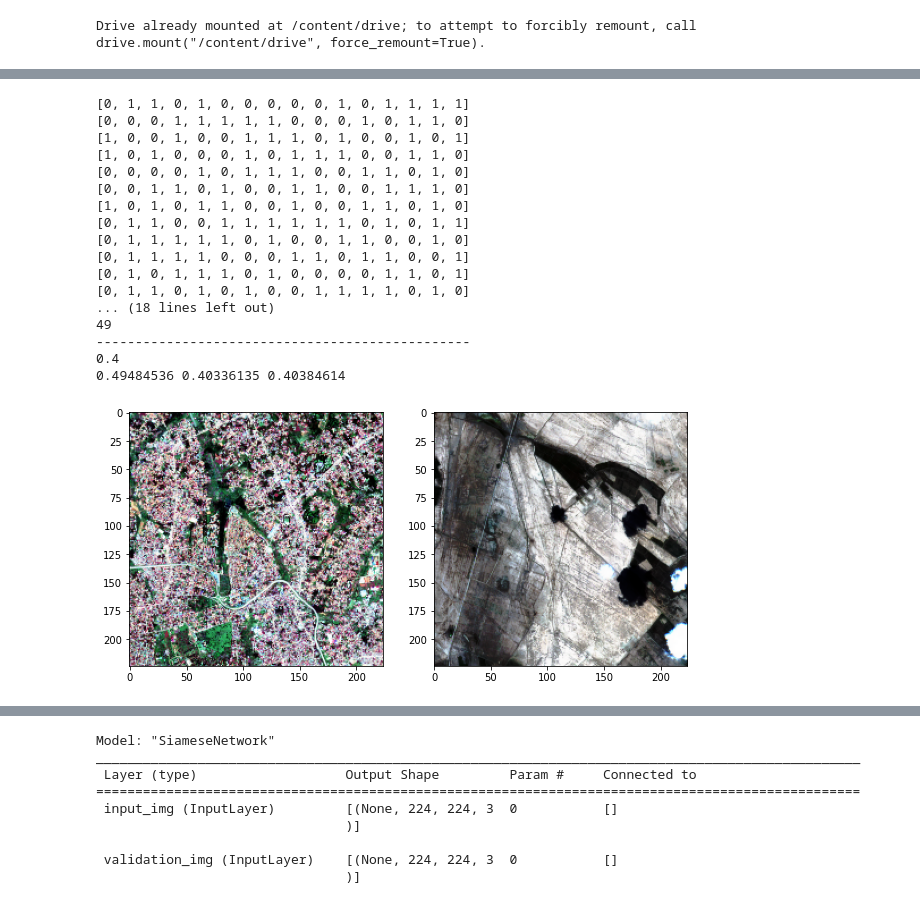
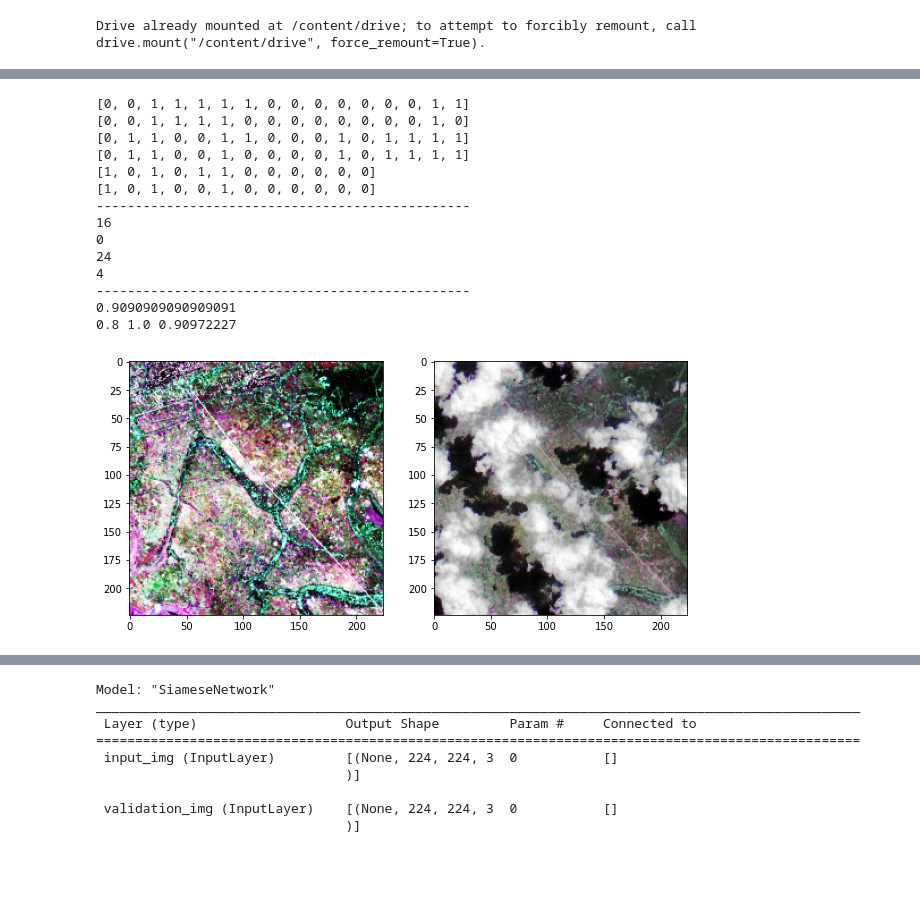
Before and after one commit to lennonbe/Final_Year_Project, a Jupyter notebook: Keras_SNN_V2.ipynb, the cells around one changed output, grey strips where cells are left out. Cells and saved outputs as stored; diff of their text form; code cells hidden in the pictures; blank space fills up the shorter version.

Commit message:
Add files via upload
Added in Image Pair Functionality

```diff
--- a/Keras_SNN_V2.ipynb
+++ b/Keras_SNN_V2.ipynb
@@ -118,8 +118,8 @@ def make_siamese_model():
     distances = siamese_layer(vgg16_feature_extractor(input_image), vgg16_feature_extractor(validation_image))
 
     # Classification layer
-    #classifier = Dense(1, activation='sigmoid')(distances)
-    classifier = Dense(1, activation='tanh')(distances)
+    classifier = Dense(1, activation='sigmoid')(distances)
+    #classifier = Dense(1, activation='tanh')(distances)
 
     return Model(inputs=[input_image, validation_image], outputs=classifier, name='SiameseNetwork')
 # %%
@@ -215,6 +210,7 @@ b'/content/drive/MyDrive/Third_Year_Project/PyCharm Folder/PreProcessing/POSITIV
 # %%
-positives = tf.data.Dataset.zip((anchor, positive, tf.data.Dataset.from_tensor_slices(tf.ones(len(anchor)))))
-negatives = tf.data.Dataset.zip((anchor, negative, tf.data.Dataset.from_tensor_slices(tf.zeros(len(anchor)))))
-data = positives.concatenate(negatives)
+#THIS IS WHAT WAS PREVIOUSLY USED BEFORE THE CELL ABOVE, RETURN TO IT IF TESTING FAILS
+#positives = tf.data.Dataset.zip((anchor, positive, tf.data.Dataset.from_tensor_slices(tf.ones(len(anchor)))))
+#negatives = tf.data.Dataset.zip((anchor, negative, tf.data.Dataset.from_tensor_slices(tf.zeros(len(anchor)))))
+#data = positives.concatenate(negatives)
 
-samples = data.as_numpy_iterator()
+#samples = data.as_numpy_iterator()
@@ -374,15 +391,9 @@ Streaming output truncated to the last 5000 lines.
 # Get a batch of test data
 test_input, test_val, y_true = test_data.as_numpy_iterator().next()
 
-# Post processing the results
-#[1 if prediction > 0.5 else 0 for prediction in y_hat ]
-
 r = Recall()
 p = Precision()
 a = BinaryAccuracy()
-
-#labels = tf.zeros([16])
-#predictions = tf.zeros([16])
 
 true_and_true = 0
 true_and_false = 0
@@ -393,9 +404,11 @@ for test_input, test_val, y_true in test_data.as_numpy_iterator():
 
     yhat = siamese_model.predict([test_input, test_val])
 
-    #yhat = [1 if prediction < 0 else 0 for prediction in yhat]
-    yhat = [1 if (prediction < 0.5 and prediction > -0.5) else 0 for prediction in yhat]
-    temp = [1 if e > 0.5 else 0 for e in y_true]
+    #yhat = [1 if (prediction < 0.5 and prediction > -0.5) else 0 for prediction in yhat]
+    #temp = [1 if e > 0.5 else 0 for e in y_true]
+
+    yhat = [1 if prediction > 0.5 else 0 for prediction in yhat]
+    temp = [1 if e == 1.0 else 0 for e in y_true]
 
     for e, i in zip(yhat, temp):
       total += 1
@@ -411,11 +424,6 @@ for test_input, test_val, y_true in test_data.as_numpy_iterator():
       elif e == 0 and i == 1:
         #false negative
         false_and_true += 1
-
-    #predictions = tf.concat([predictions, yhat], 0)
-    #labels = tf.concat([labels, y_true], 0)
-    #predictions = tf.concat([predictions, yhat], 0)
-    #labels = tf.concat([labels, temp], 0)
 
     r.update_state(temp,yhat)
     p.update_state(temp,yhat)
@@ -424,50 +432,47 @@ for test_input, test_val, y_true in test_data.as_numpy_iterator():
     print(temp)
     print(yhat)
 
 print("------------------------------------------------")
 print(true_and_true)
 print(true_and_false)
 print(false_and_false)
 print(false_and_true)
 print("------------------------------------------------")
 
 acc = (true_and_true + false_and_false)/total
 print(acc)
 
 print(r.result().numpy(), p.result().numpy(), a.result().numpy())
 
 # Set plot size
 plt.figure(figsize=(10,8))
 
 # Set first subplot
 plt.subplot(1,2,1)
 plt.imshow(test_input[0])
 
 # Set second subplot
 plt.subplot(1,2,2)
 plt.imshow(test_val[0])
 
 # Renders cleanly
 plt.show()
 # %% [output]
-[0, 1, 1, 0, 1, 0, 0, 0, 0, 0, 1, 0, 1, 1, 1, 1]
-[0, 0, 0, 1, 1, 1, 1, 1, 0, 0, 0, 1, 0, 1, 1, 0]
-[1, 0, 0, 1, 0, 0, 1, 1, 1, 0, 1, 0, 0, 1, 0, 1]
-[1, 0, 1, 0, 0, 0, 1, 0, 1, 1, 1, 0, 0, 1, 1, 0]
-[0, 0, 0, 0, 1, 0, 1, 1, 1, 0, 0, 1, 1, 0, 1, 0]
-[0, 0, 1, 1, 0, 1, 0, 0, 1, 1, 0, 0, 1, 1, 1, 0]
-[1, 0, 1, 0, 1, 1, 0, 0, 1, 0, 0, 1, 1, 0, 1, 0]
-[0, 1, 1, 0, 0, 1, 1, 1, 1, 1, 1, 0, 1, 0, 1, 1]
-[0, 1, 1, 1, 1, 1, 0, 1, 0, 0, 1, 1, 0, 0, 1, 0]
-[0, 1, 1, 1, 1, 0, 0, 0, 1, 1, 0, 1, 1, 0, 0, 1]
-[0, 1, 0, 1, 1, 1, 0, 1, 0, 0, 0, 0, 1, 1, 0, 1]
-[0, 1, 1, 0, 1, 0, 1, 0, 0, 1, 1, 1, 1, 0, 1, 0]
-... (18 lines left out)
-49
+[0, 0, 1, 1, 1, 1, 1, 0, 0, 0, 0, 0, 0, 0, 1, 1]
+[0, 0, 1, 1, 1, 1, 0, 0, 0, 0, 0, 0, 0, 0, 1, 0]
+[0, 1, 1, 0, 0, 1, 1, 0, 0, 0, 1, 0, 1, 1, 1, 1]
+[0, 1, 1, 0, 0, 1, 0, 0, 0, 0, 1, 0, 1, 1, 1, 1]
+[1, 0, 1, 0, 1, 1, 0, 0, 0, 0, 0, 0]
+[1, 0, 1, 0, 0, 1, 0, 0, 0, 0, 0, 0]
 ------------------------------------------------
-0.4
-0.49484536 0.40336135 0.40384614
+16
+0
+24
+4
+------------------------------------------------
+0.9090909090909091
+0.8 1.0 0.90972227
-[figure, old version]
+[figure, new version]
 # %%
 # Save weights
 siamese_model.save('/content/drive/MyDrive/Third_Year_Project/Siamese_Network/siamesemodelv2.h5')
```
Also changed, not shown: parts of 7 cells of this notebook.
